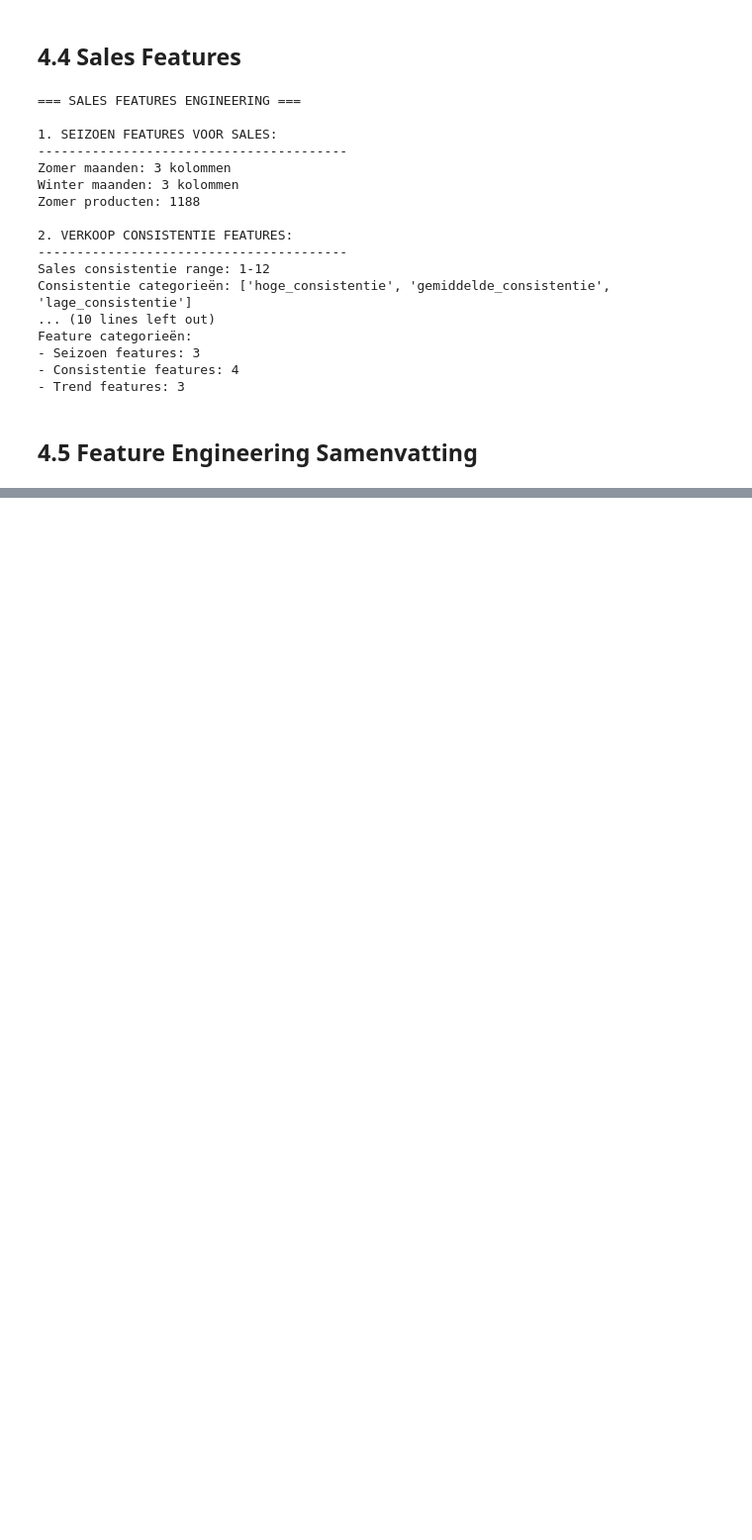
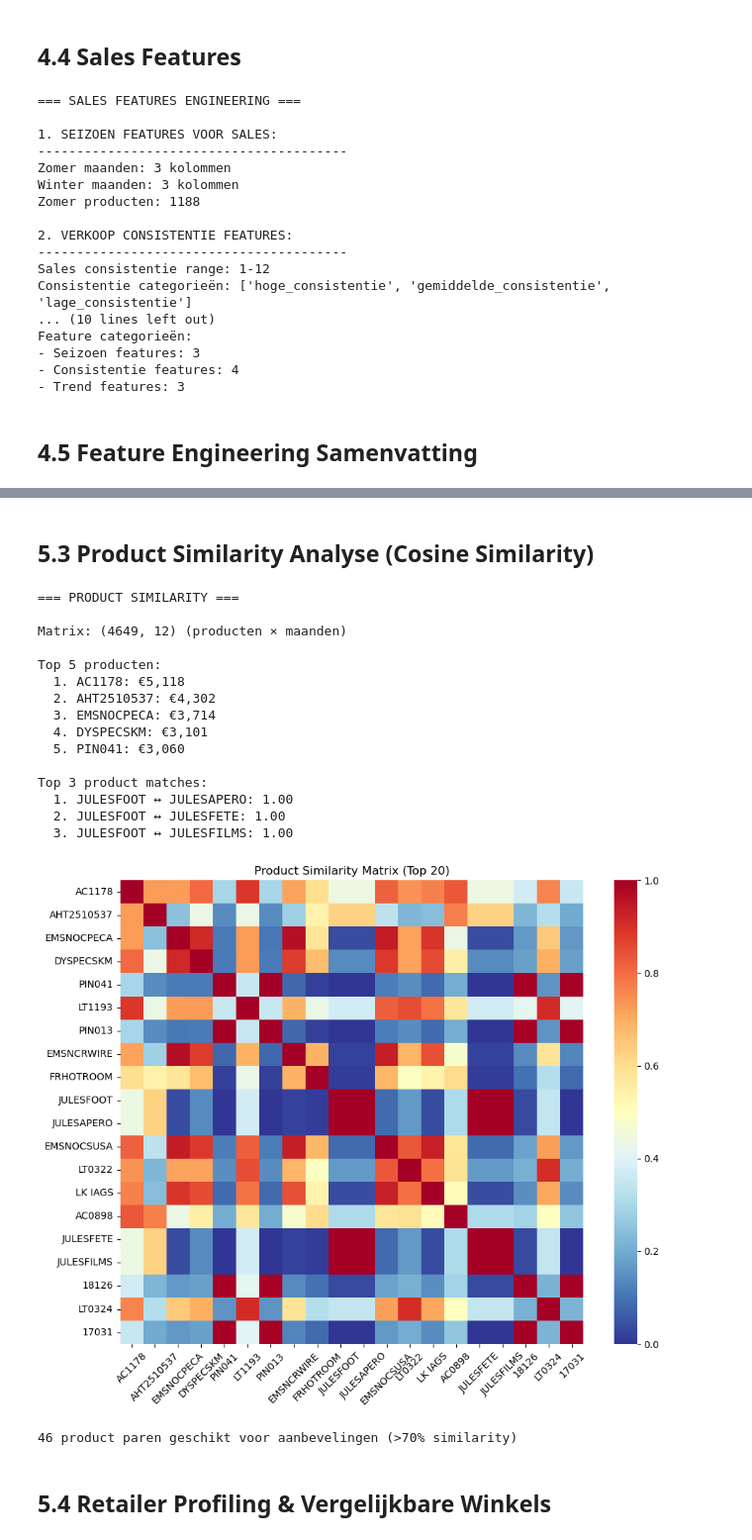
Before and after one commit to Chaimaebz/datalab3, a Jupyter notebook: Mantagifts_Data_Project_Clean.ipynb, the cells around one changed output, grey strips where cells are left out. Shown at 99% size. Saved outputs shown, nothing was run; the diff lists cells and outputs as text; code cells hidden in the pictures; blank space fills up the shorter version.

```diff
--- a/Mantagifts_Data_Project_Clean.ipynb
+++ b/Mantagifts_Data_Project_Clean.ipynb
@@ -940,0 +898,74 @@ Feature engineering succesvol voltooid: ✓
+# %% [markdown]
+## 5.3 Product Similarity Analyse (Cosine Similarity)
+# %%
+# Product Similarity - Cosine Similarity
+print("=== PRODUCT SIMILARITY ===\n")
+
+from sklearn.metrics.pairwise import cosine_similarity
+
+# Bouw sales matrix: producten x maanden
+monthly_columns = [col for col in df_product_sales_fe.columns if col.startswith('202')]
+sales_matrix = df_product_sales_fe.set_index('sku')[monthly_columns]
+print(f"Matrix: {sales_matrix.shape} (producten × maanden)")
+
+# Top 20 bestverkochte producten
+product_totals = sales_matrix.sum(axis=1).sort_values(ascending=False)
+top_20_products = product_totals.head(20)
+
+print(f"\nTop 5 producten:")
+for i, (sku, verkoop) in enumerate(top_20_products.head(5).items(), 1):
+    print(f"  {i}. {sku}: €{verkoop:,.0f}")
+
+# Bereken similarity matrix
+top_20_matrix = sales_matrix.loc[top_20_products.index]
+similarity_matrix = cosine_similarity(top_20_matrix)
+
+# Vind beste matches
+similarity_pairs = []
+for i in range(len(similarity_matrix)):
+    for j in range(i+1, len(similarity_matrix)):
+        similarity_pairs.append((
+            top_20_products.index[i],
+            top_20_products.index[j],
+            similarity_matrix[i][j]
+        ))
+
+similarity_pairs.sort(key=lambda x: x[2], reverse=True)
+print(f"\nTop 3 product matches:")
+for i, (sku1, sku2, score) in enumerate(similarity_pairs[:3], 1):
+    print(f"  {i}. {sku1} ↔ {sku2}: {score:.2f}")
+
+# Heatmap
+plt.figure(figsize=(10, 8))
+sns.heatmap(similarity_matrix,
+            xticklabels=top_20_products.index,
+            yticklabels=top_20_products.index,
+            cmap='RdYlBu_r', square=True)
+plt.title('Product Similarity Matrix (Top 20)')
+plt.xticks(rotation=45)
+plt.tight_layout()
+plt.show()
+
+# Aanbevelingen
+high_sim_pairs = [(s1, s2, score) for s1, s2, score in similarity_pairs if score >= 0.7]
+print(f"\n{len(high_sim_pairs)} product paren geschikt voor aanbevelingen (>70% similarity)")
+# %% [output]
+=== PRODUCT SIMILARITY ===
+
+Matrix: (4649, 12) (producten × maanden)
+
+Top 5 producten:
+  1. AC1178: €5,118
+  2. AHT2510537: €4,302
+  3. EMSNOCPECA: €3,714
+  4. DYSPECSKM: €3,101
+  5. PIN041: €3,060
+
+Top 3 product matches:
+  1. JULESFOOT ↔ JULESAPERO: 1.00
+  2. JULESFOOT ↔ JULESFETE: 1.00
+  3. JULESFOOT ↔ JULESFILMS: 1.00
+[figure, added]
+46 product paren geschikt voor aanbevelingen (>70% similarity)
+# %% [markdown]
+## 5.4 Retailer Profiling & Vergelijkbare Winkels
```
Also changed, not shown: parts of 16 cells of this notebook.
